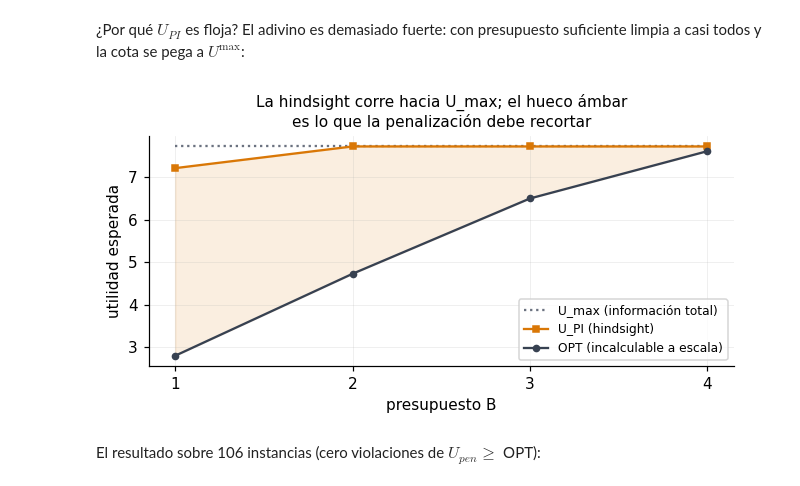
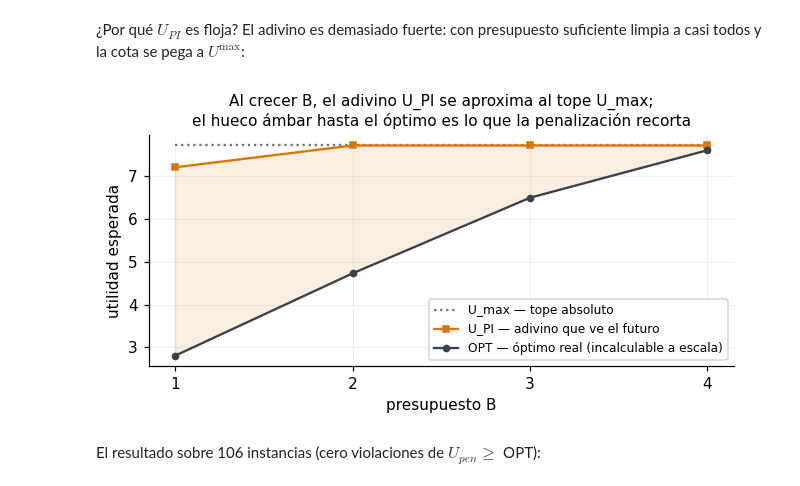
Before and after one commit to Vladi-roSP/pooled-testing-dynamic, a Jupyter notebook: augmented/notebooks/sesion_francisco.ipynb, the cells around one changed output. Drawn from its saved outputs; the diff is of its cells as text; code cells hidden in the pictures.

Commit message:
style(notebooks): redacción más clara en la figura U_PI/U_max (sin 'hindsight' ni 'corre hacia')

```diff
--- a/augmented/notebooks/sesion_francisco.ipynb
+++ b/augmented/notebooks/sesion_francisco.ipynb
@@ -197,32 +197,32 @@ suficiente limpia a casi todos y la cota se pega a $U^{\max}$:
 # %%
 from augmented.baselines import u_max
 
 Bs = [1, 2, 3, 4]
 curves = {'OPT': [], 'U_PI': [], 'U_max': []}
 for Bx in Bs:
     o = up = um = 0.0
     K = 4
     for s in range(K):
         rng = random.Random(100 + s)
         pp = [rng.uniform(0.25, 0.6) for _ in range(5)]
         uu = [rng.uniform(1.0, 5.0) for _ in range(5)]
         o += solve_optimal_dapts(pp, uu, Bx, 3)[0] / K
         up += u_pi_exact(pp, uu, Bx, 3) / K
         um += u_max(pp, uu) / K
     curves['OPT'].append(o); curves['U_PI'].append(up); curves['U_max'].append(um)
 
 fig, ax = plt.subplots(figsize=(6, 3.2))
-ax.plot(Bs, curves['U_max'], ls=':', color=GRIS, label='U_max (información total)')
-ax.plot(Bs, curves['U_PI'], marker='s', ms=4, color=AMBAR, label='U_PI (hindsight)')
-ax.plot(Bs, curves['OPT'], marker='o', ms=4, color=TINTA, label='OPT (incalculable a escala)')
+ax.plot(Bs, curves['U_max'], ls=':', color=GRIS, label='U_max — tope absoluto')
+ax.plot(Bs, curves['U_PI'], marker='s', ms=4, color=AMBAR, label='U_PI — adivino que ve el futuro')
+ax.plot(Bs, curves['OPT'], marker='o', ms=4, color=TINTA, label='OPT — óptimo real (incalculable a escala)')
 ax.fill_between(Bs, curves['OPT'], curves['U_PI'], color=AMBAR, alpha=0.12)
 ax.set_xticks(Bs); ax.set_xlabel('presupuesto B')
 ax.set_ylabel('utilidad esperada')
-ax.set_title('La hindsight corre hacia U_max; el hueco ámbar\nes lo que la penalización debe recortar', fontsize=10)
+ax.set_title('Al crecer B, el adivino U_PI se aproxima al tope U_max;\nel hueco ámbar hasta el óptimo es lo que la penalización recorta', fontsize=10)
 ax.legend(fontsize=8)
 fig.tight_layout(); plt.show()
 # %% [output]
-[figure, old version]
+[figure, new version]
 # %% [markdown]
 El resultado sobre 106 instancias (cero violaciones de $U_{pen} \ge$ OPT):
 # %%
```
Also changed, not shown: 1 other file.
